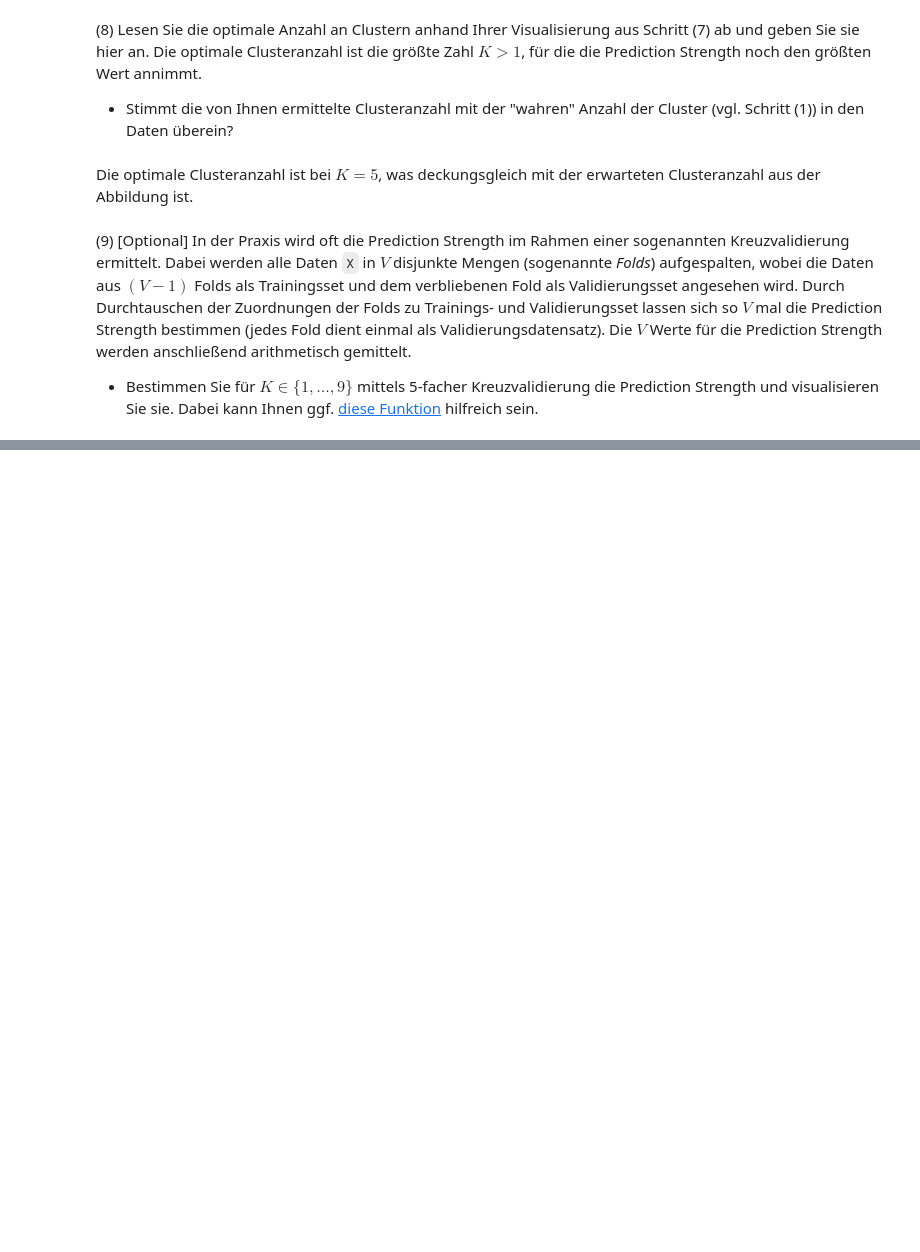
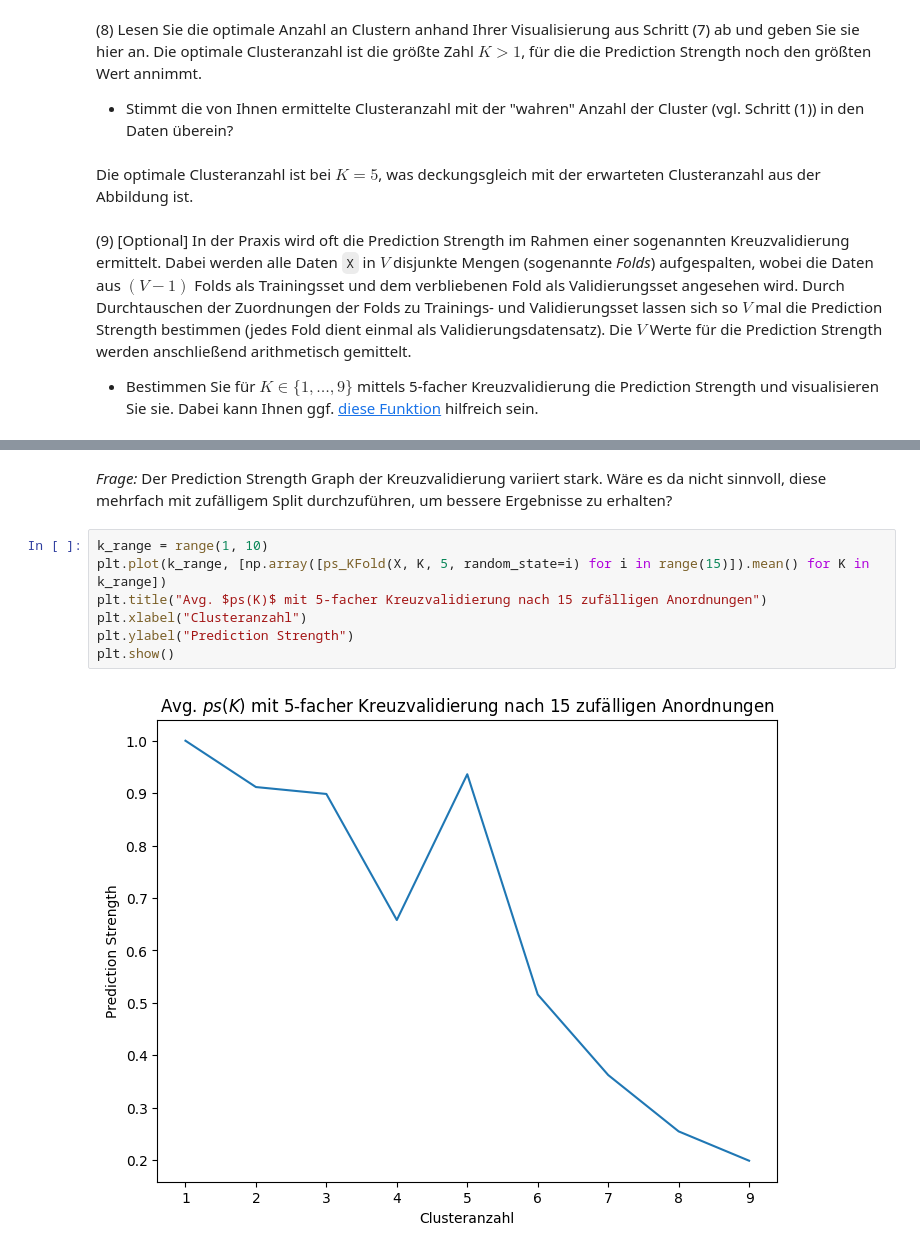
Before and after one commit to cortex359/ds.ss24, a Jupyter notebook: u09/TSRI-9.ipynb, the cells around one changed output, grey strips where cells are left out. Drawn from its saved outputs; the diff is of its cells as text; blank space fills up the shorter version.

Commit message:
Auswertung durchschnittliche ps(k) nach mehrfacher zufälliger Aufteilung hinzugefügt

```diff
--- a/u09/TSRI-9.ipynb
+++ b/u09/TSRI-9.ipynb
@@ -220,0 +221,11 @@ plt.show()
+# %% [markdown]
+_Frage:_ Der Prediction Strength Graph der Kreuzvalidierung variiert stark. Wäre es da nicht sinnvoll, diese mehrfach mit zufälligem Split durchzuführen, um bessere Ergebnisse zu erhalten?
+# %%
+k_range = range(1, 10)
+plt.plot(k_range, [np.array([ps_KFold(X, K, 5, random_state=i) for i in range(15)]).mean() for K in k_range])
+plt.title("Avg. $ps(K)$ mit 5-facher Kreuzvalidierung nach 15 zufälligen Anordnungen")
+plt.xlabel("Clusteranzahl")
+plt.ylabel("Prediction Strength")
+plt.show()
+# %% [output]
+[figure, added]
```
Also changed, not shown: parts of 2 cells of this notebook.
